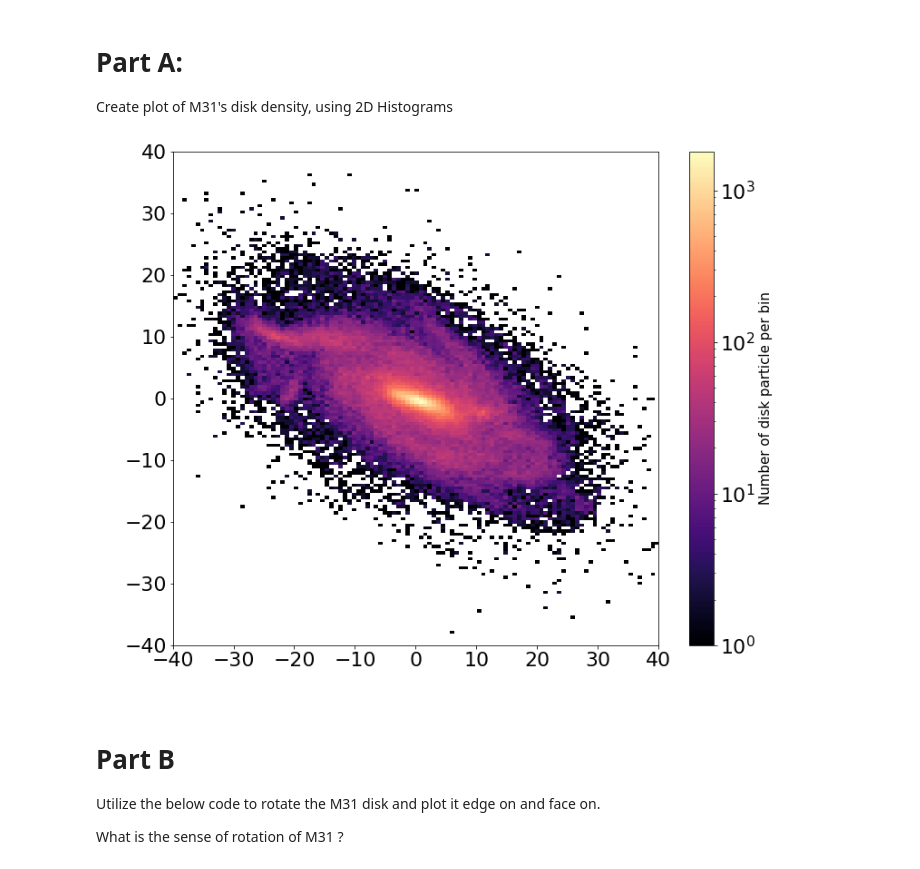
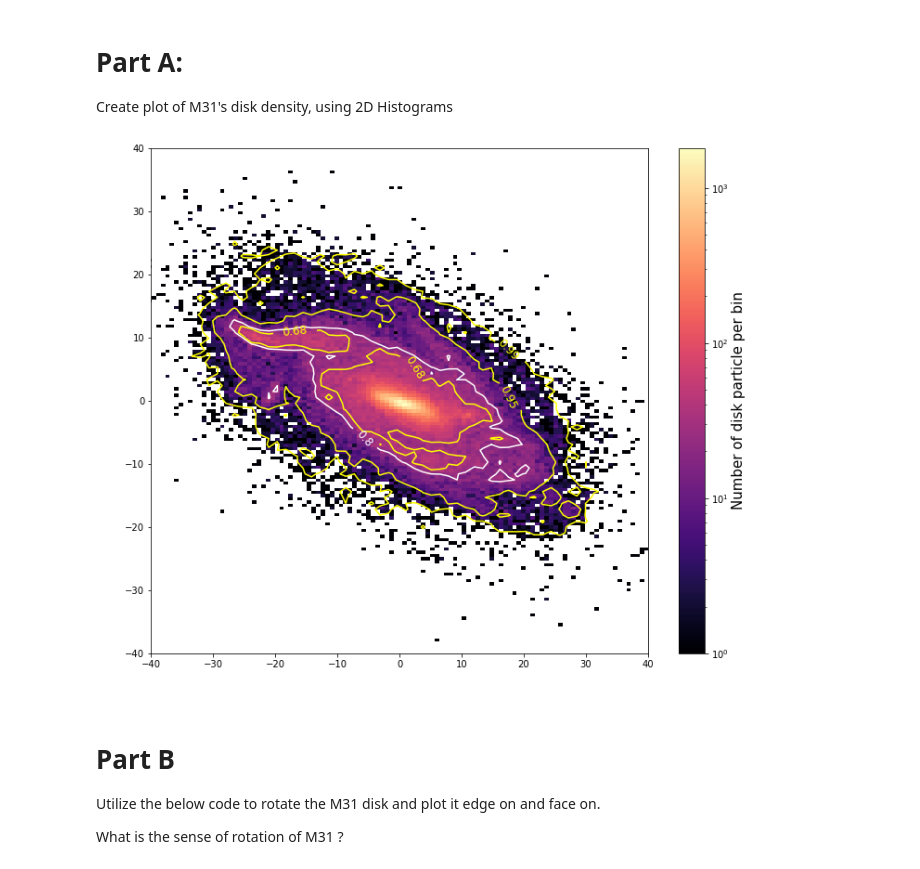
Before and after one commit to wxs0703/astr400b, a Jupyter notebook: Labs/Lab7/Lab7.ipynb, the cells around one changed output. Cells and saved outputs as stored; diff of their text form; code cells hidden in the pictures.

```diff
--- a/Labs/Lab7/Lab7.ipynb
+++ b/Labs/Lab7/Lab7.ipynb
@@ -86,13 +86,13 @@ def density_contour(xdata, ydata, nbins_x, nbins_y, ax=None, **contour_kwargs):
     three_sigma = so.brentq(find_confidence_interval, 0., 1., args=(pdf, 0.99))
 
     # You might need to add a few levels
-
+    onetwo_sigma = so.brentq(find_confidence_interval, 0., 1., args=(pdf, 0.80))
 
     # Array of Contour levels. Adjust according to the above
-    levels = [one_sigma, two_sigma, three_sigma][::-1]
+    levels = [one_sigma, onetwo_sigma, two_sigma, three_sigma][::-1]
 
     # contour level labels  Adjust accoding to the above.
-    strs = ['0.68','0.95', '0.99'][::-1]
+    strs = ['0.68', '0.8', '0.95', '0.99'][::-1]
 
 
     ######
@@ -157,37 +157,36 @@ fig, ax= plt.subplots(figsize=(12, 10))
 #   e.g. 'magma', 'viridis'
 # can modify bin number to make the plot smoother
 plt.hist2d(xD, yD, bins=150, norm=LogNorm(), cmap='magma')
 
 cbar = plt.colorbar()
 cbar.set_label("Number of disk particle per bin", fontsize=15)
 
 # ADD HERE
 # make the contour plot
 # x pos, y pos, contour res, contour res, axis, colors for contours.
 # remember to adjust this if there are other contours added
-# density_contour(pos1, pos2, res1, res2, ax=ax, colors=[])
-
+density_contour(xD, yD, 80, 80, ax=ax, colors=['yellow', 'yellow', 'white', 'yellow'])
 
 
 # Add axis labels
 plt.xlabel(' ', fontsize=22)
 plt.ylabel(' ', fontsize=22)
 
 #set axis limits
 plt.ylim(-40,40)
 plt.xlim(-40,40)
 
 #adjust tick label font size
 label_size = 22
 matplotlib.rcParams['xtick.labelsize'] = label_size
 matplotlib.rcParams['ytick.labelsize'] = label_size
 
 
 
 # Save to a file
-#plt.savefig('Lab7_M31Disk.png')
+plt.savefig('Lab7_M31Disk.png')
 # %% [output]
-[figure, old version]
+[figure, new version]
 # %% [markdown]
 # Part B
 
```
Also changed, not shown: parts of 10 cells of this notebook, 6 other files.
